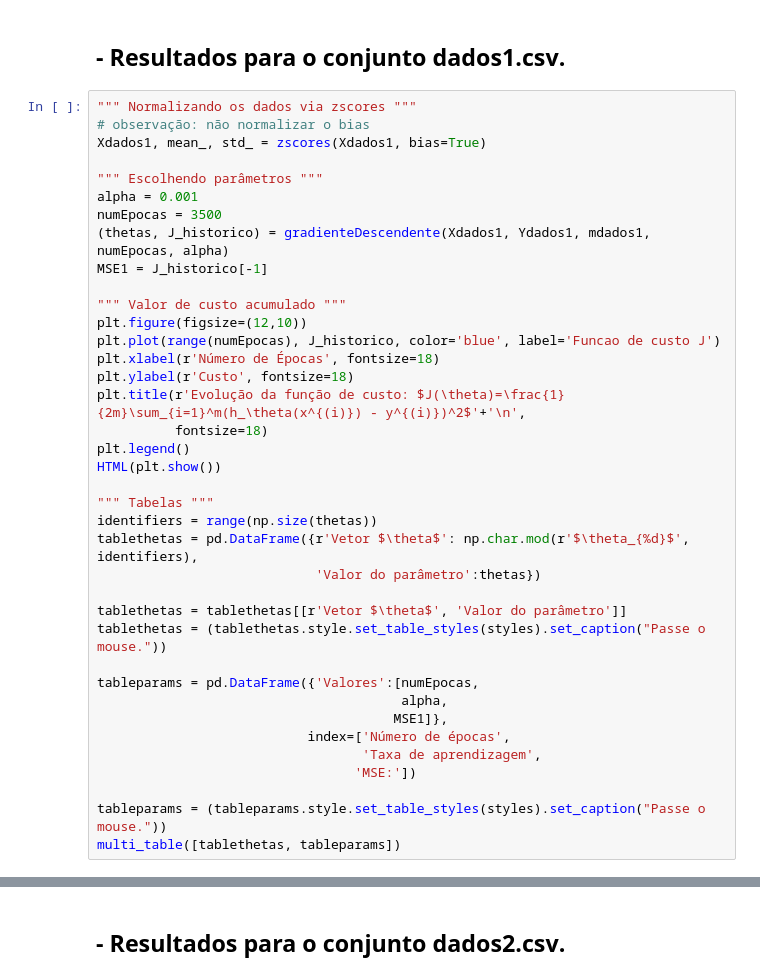
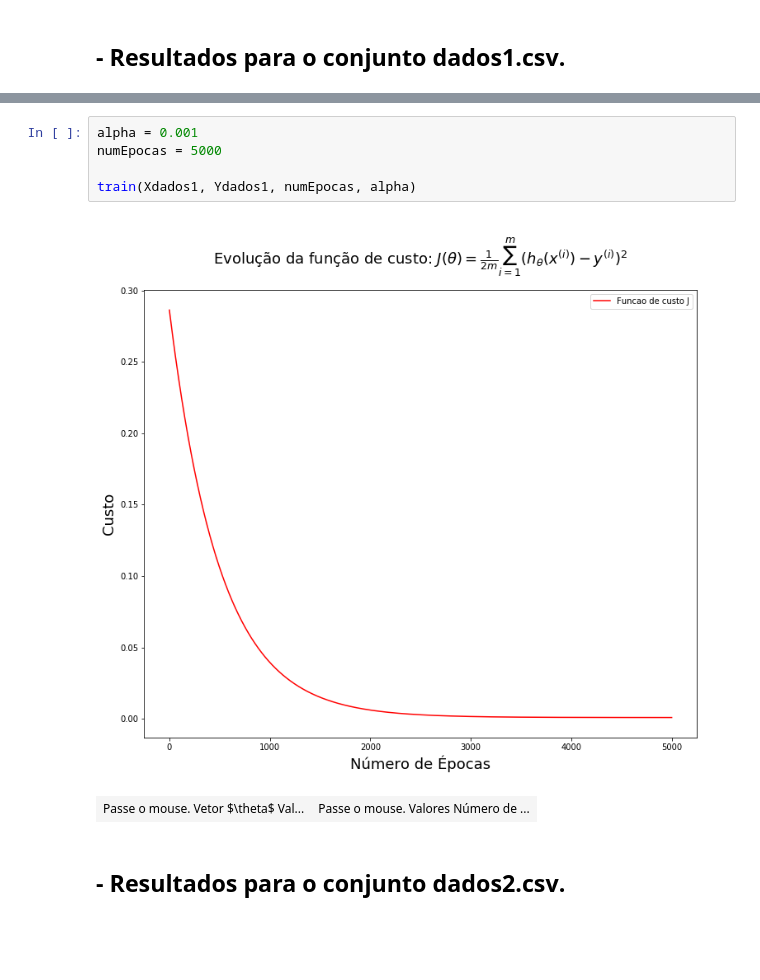
Before and after one commit to LabCidades/GitHub-Tutorial, a Jupyter notebook: Exercicios_Regressao_Linear_solucao.ipynb, the cells around one changed output, grey strips where cells are left out. Saved outputs shown, nothing was run; the diff lists cells and outputs as text; blank space fills up the shorter version.

```diff
--- a/Exercicios_Regressao_Linear_solucao.ipynb
+++ b/Exercicios_Regressao_Linear_solucao.ipynb
@@ -191,40 +231,2 @@ styles = [
 # %% [markdown]
 ## - Resultados para o conjunto **dados1.csv**.
-# %%
-""" Normalizando os dados via zscores """
-# observação: não normalizar o bias
-Xdados1, mean_, std_ = zscores(Xdados1, bias=True)
-
-""" Escolhendo parâmetros """
-alpha = 0.001
-numEpocas = 3500
-(thetas, J_historico) = gradienteDescendente(Xdados1, Ydados1, mdados1, numEpocas, alpha)
-MSE1 = J_historico[-1]
-
-""" Valor de custo acumulado """
-plt.figure(figsize=(12,10))
-plt.plot(range(numEpocas), J_historico, color='blue', label='Funcao de custo J')
-plt.xlabel(r'Número de Épocas', fontsize=18)
-plt.ylabel(r'Custo', fontsize=18)
-plt.title(r'Evolução da função de custo: $J(\theta)=\frac{1}{2m}\sum_{i=1}^m(h_\theta(x^{(i)}) - y^{(i)})^2$'+'\n',
-          fontsize=18)
-plt.legend()
-HTML(plt.show())
-
-""" Tabelas """
-identifiers = range(np.size(thetas))
-tablethetas = pd.DataFrame({r'Vetor $\theta$': np.char.mod(r'$\theta_{%d}$', identifiers),
-                            'Valor do parâmetro':thetas})
-
-tablethetas = tablethetas[[r'Vetor $\theta$', 'Valor do parâmetro']]
-tablethetas = (tablethetas.style.set_table_styles(styles).set_caption("Passe o mouse."))
-
-tableparams = pd.DataFrame({'Valores':[numEpocas,
-                                       alpha,
-                                      MSE1]},
-                           index=['Número de épocas',
-                                  'Taxa de aprendizagem',
-                                 'MSE:'])
-
-tableparams = (tableparams.style.set_table_styles(styles).set_caption("Passe o mouse."))
-multi_table([tablethetas, tableparams])
@@ -234,2 +233,10 @@ multi_table([tablethetas, tableparams])
+# %%
+alpha = 0.001
+numEpocas = 5000
+
+train(Xdados1, Ydados1, numEpocas, alpha)
+# %% [output]
+[figure, added]
+| Passe o mouse. Vetor $\theta$ Val... | Passe o mouse. Valores Número de ... |
 # %% [markdown]
 ## - Resultados para o conjunto **dados2.csv**.
```
Also changed, not shown: parts of 8 cells of this notebook, 2 other files.
